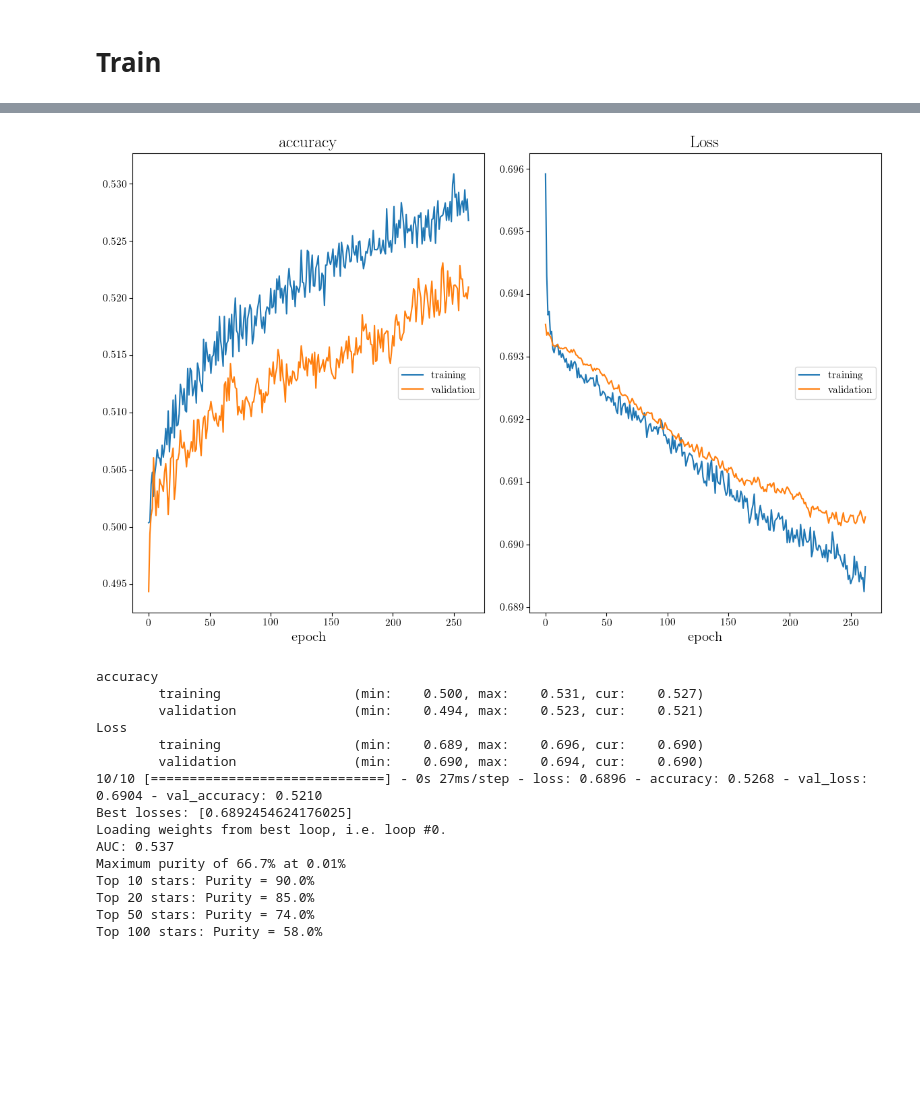
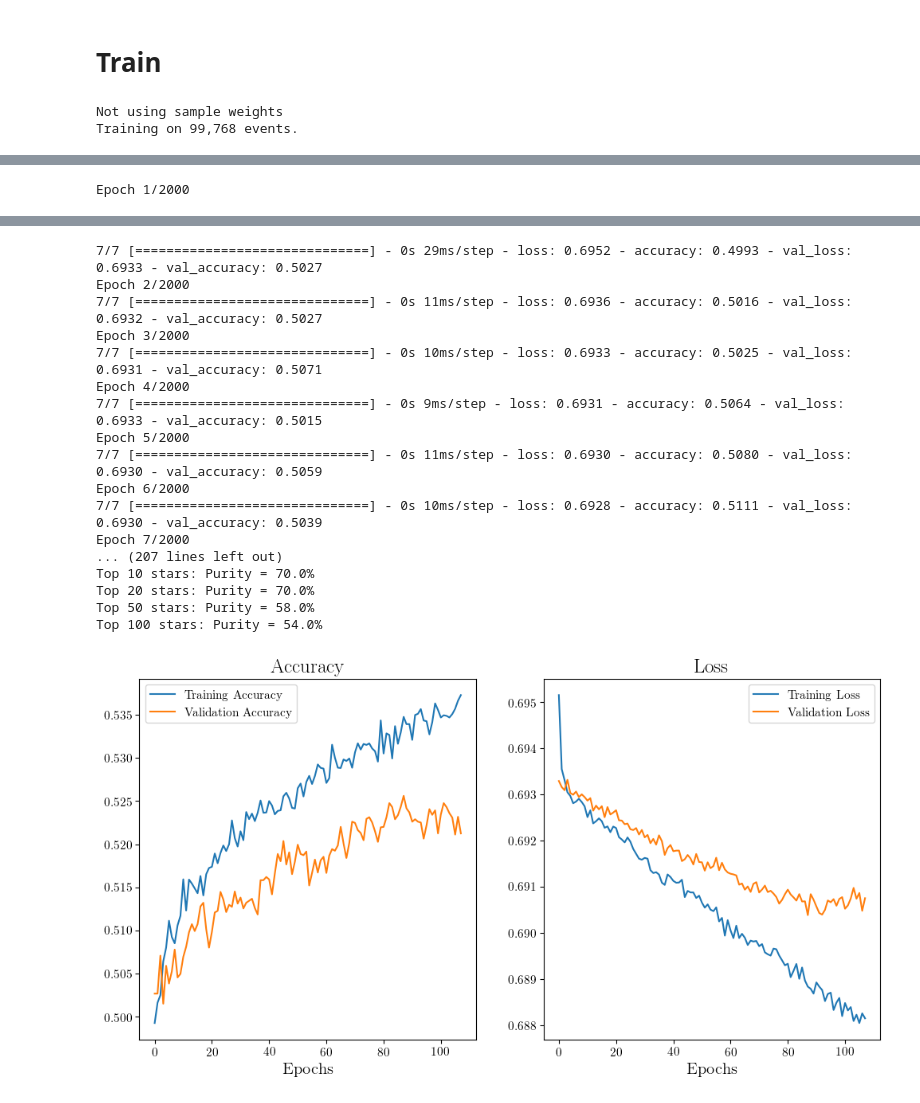
Before and after one commit to hep-lbdl/GaiaCWoLa, a Jupyter notebook: notebooks/Example_Finding_GD1.ipynb, the cells around one changed output, grey strips where cells are left out. Drawn from its saved outputs; the diff is of its cells as text; code cells hidden in the pictures; blank space fills up the shorter version.

Commit message:
Plot updates

```diff
--- a/notebooks/Example_Finding_GD1.ipynb
+++ b/notebooks/Example_Finding_GD1.ipynb
@@ -62,9 +60,14 @@ tf.keras.backend.clear_session()
 test = train(df,
       n_folds = 1,
       best_of_n_loops = 1,
-      layer_size = 64,
-      batch_size = 10000,
+      layer_size = 256,
+      batch_size = 15000,
       dropout = 0.2,
       epochs = 2000,
-      patience = 20)
+      patience = 20,
+      l2_reg = 0,
+      save_folder = "gd1_bulk_patch",
+            )
 # %% [output]
+Not using sample weights
+Training on 99,768 events.
@@ -70,0 +91 @@ test = train(df,
+Epoch 1/2000
@@ -71,16 +93,18 @@ test = train(df,
+7/7 [==============================] - 0s 29ms/step - loss: 0.6952 - accuracy: 0.4993 - val_loss: 0.6933 - val_accuracy: 0.5027
+Epoch 2/2000
+7/7 [==============================] - 0s 11ms/step - loss: 0.6936 - accuracy: 0.5016 - val_loss: 0.6932 - val_accuracy: 0.5027
+Epoch 3/2000
+7/7 [==============================] - 0s 10ms/step - loss: 0.6933 - accuracy: 0.5025 - val_loss: 0.6931 - val_accuracy: 0.5071
+Epoch 4/2000
+7/7 [==============================] - 0s 9ms/step - loss: 0.6931 - accuracy: 0.5064 - val_loss: 0.6933 - val_accuracy: 0.5015
+Epoch 5/2000
+7/7 [==============================] - 0s 11ms/step - loss: 0.6930 - accuracy: 0.5080 - val_loss: 0.6930 - val_accuracy: 0.5059
+Epoch 6/2000
+7/7 [==============================] - 0s 10ms/step - loss: 0.6928 - accuracy: 0.5111 - val_loss: 0.6930 - val_accuracy: 0.5039
+Epoch 7/2000
+... (207 lines left out)
+Top 10 stars: Purity = 70.0%
+Top 20 stars: Purity = 70.0%
+Top 50 stars: Purity = 58.0%
+Top 100 stars: Purity = 54.0%
-[figure, old version]
+[figure, new version]
-accuracy
-        training                 (min:    0.500, max:    0.531, cur:    0.527)
-        validation               (min:    0.494, max:    0.523, cur:    0.521)
-Loss
-        training                 (min:    0.689, max:    0.696, cur:    0.690)
-        validation               (min:    0.690, max:    0.694, cur:    0.690)
-10/10 [==============================] - 0s 27ms/step - loss: 0.6896 - accuracy: 0.5268 - val_loss: 0.6904 - val_accuracy: 0.5210
-Best losses: [0.6892454624176025]
-Loading weights from best loop, i.e. loop #0.
-AUC: 0.537
-Maximum purity of 66.7% at 0.01%
-Top 10 stars: Purity = 90.0%
-Top 20 stars: Purity = 85.0%
-Top 50 stars: Purity = 74.0%
-Top 100 stars: Purity = 58.0%
```
Also changed, not shown: parts of 4 cells of this notebook, 5 other files.
